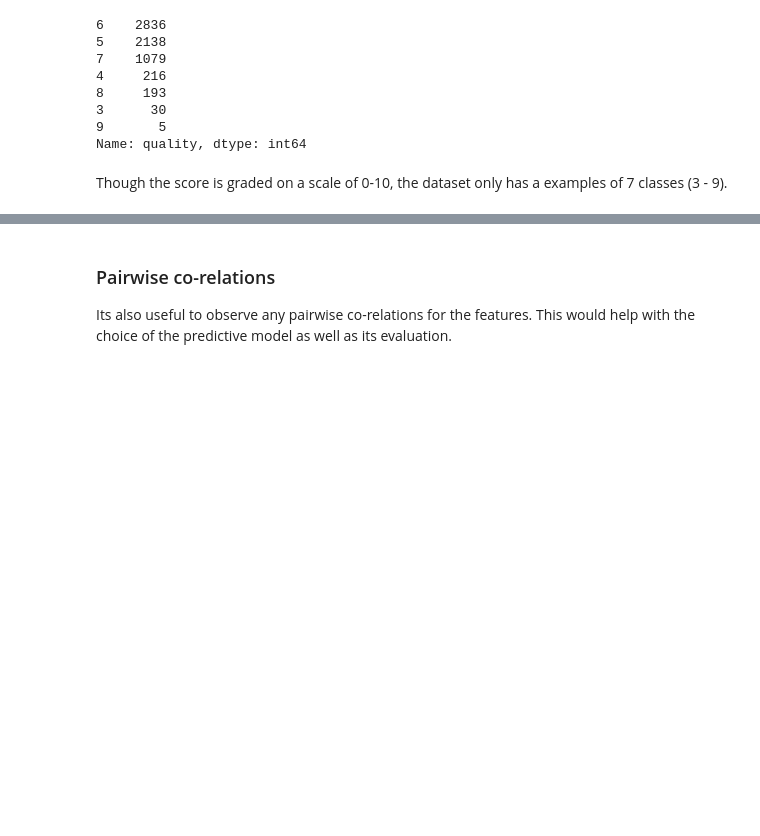
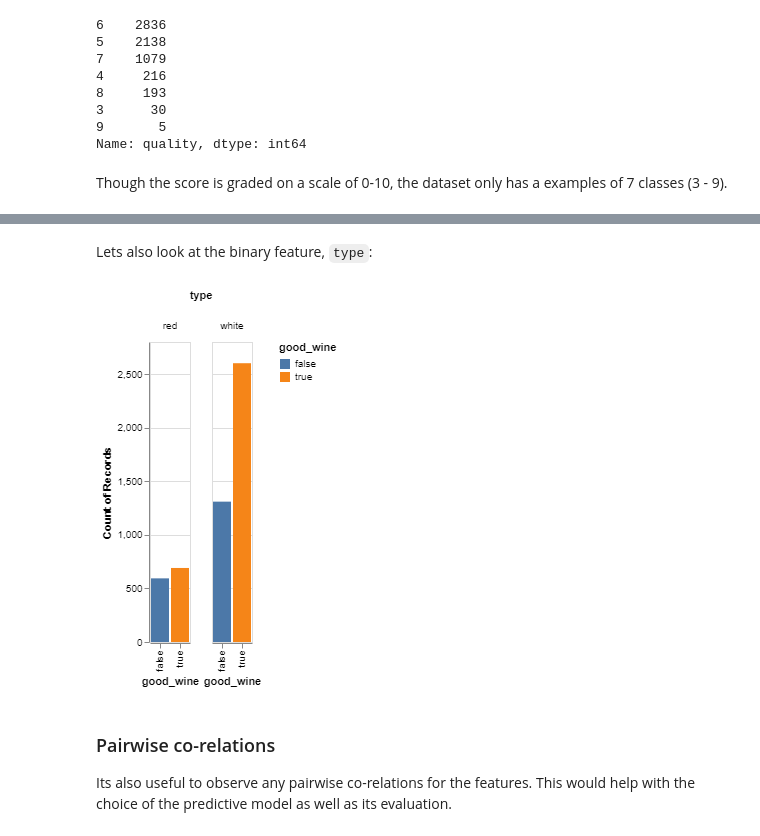
Before and after one commit to UBC-MDS/dsci-522-group14, a Jupyter notebook: src/wine_quality_eda.ipynb, the cells around one changed output, grey strips where cells are left out. Cells and saved outputs as stored; diff of their text form; code cells hidden in the pictures; blank space fills up the shorter version.

```diff
--- a/src/wine_quality_eda.ipynb
+++ b/src/wine_quality_eda.ipynb
@@ -134,3 +179,14 @@ alt.Chart(train_df, title="EDA of wine quality data").mark_boxplot().encode(
+# %% [markdown]
+Lets also look at the binary feature, `type`:
+# %%
+alt.Chart(train_df).mark_bar().encode(
+    x='good_wine',
+    y='count()',
+    color='good_wine',
+    column='type'
+)
+# %% [output]
+[figure, added]
 # %% [markdown]
 ### Pairwise co-relations
 
```
Also changed, not shown: parts of 11 cells of this notebook.
